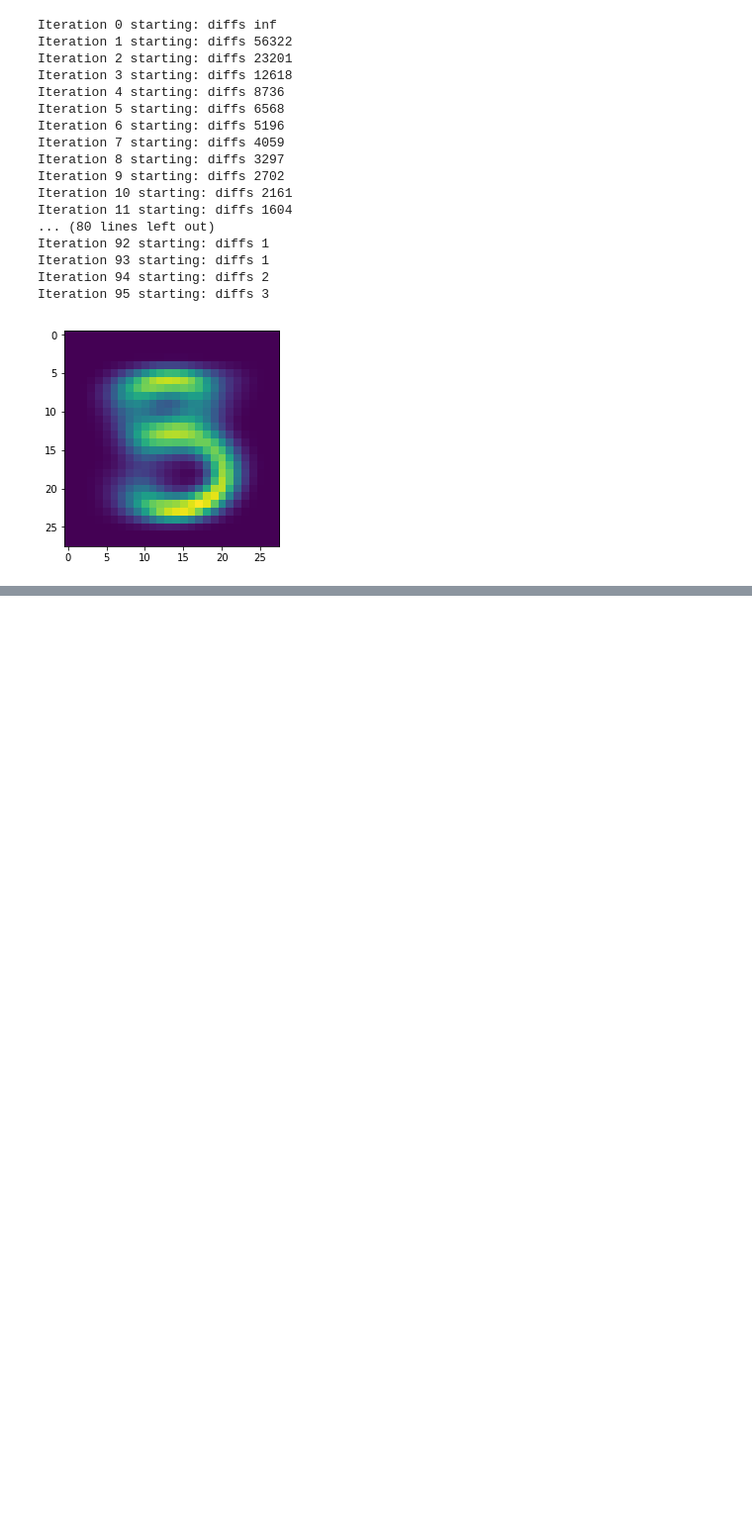
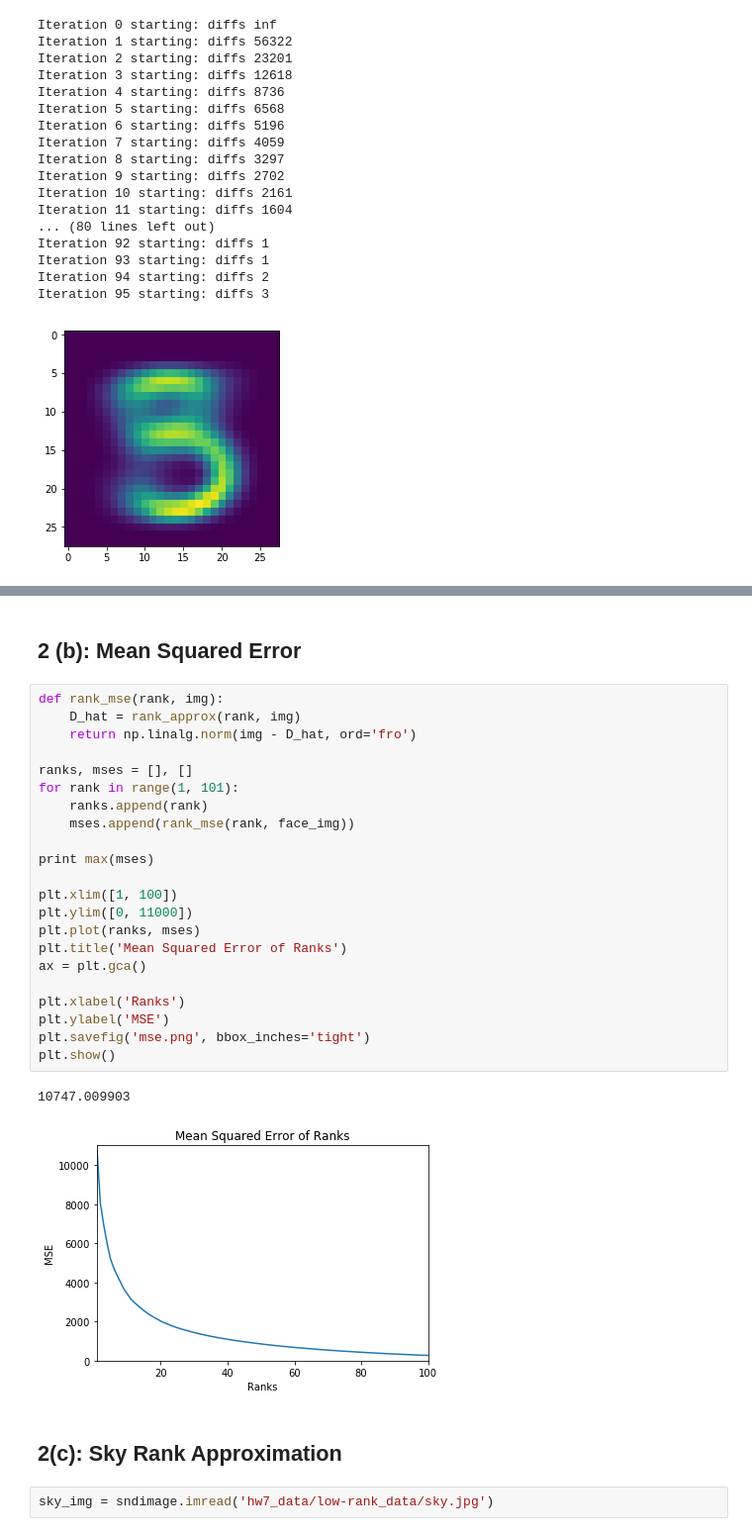
Before and after one commit to sunghew/cs189, a Jupyter notebook: hw7/hw7.ipynb, the cells around one changed output, grey strips where cells are left out. Shown at 99% size. Saved outputs shown, nothing was run; the diff lists cells and outputs as text; blank space fills up the shorter version.

```diff
--- a/hw7/hw7.ipynb
+++ b/hw7/hw7.ipynb
@@ -128,0 +163,31 @@ Iteration 95 starting: diffs 3
+# %% [markdown]
+## 2 (b): Mean Squared Error
+# %%
+def rank_mse(rank, img):
+    D_hat = rank_approx(rank, img)
+    return np.linalg.norm(img - D_hat, ord='fro')
+
+ranks, mses = [], []
+for rank in range(1, 101):
+    ranks.append(rank)
+    mses.append(rank_mse(rank, face_img))
+
+print max(mses)
+
+plt.xlim([1, 100])
+plt.ylim([0, 11000])
+plt.plot(ranks, mses)
+plt.title('Mean Squared Error of Ranks')
+ax = plt.gca()
+
+plt.xlabel('Ranks')
+plt.ylabel('MSE')
+plt.savefig('mse.png', bbox_inches='tight')
+plt.show()
+# %% [output]
+10747.009903
+[figure, added]
+# %% [markdown]
+## 2(c): Sky Rank Approximation
+# %%
+sky_img = sndimage.imread('hw7_data/low-rank_data/sky.jpg')
```
Also changed, not shown: parts of 16 cells of this notebook.
